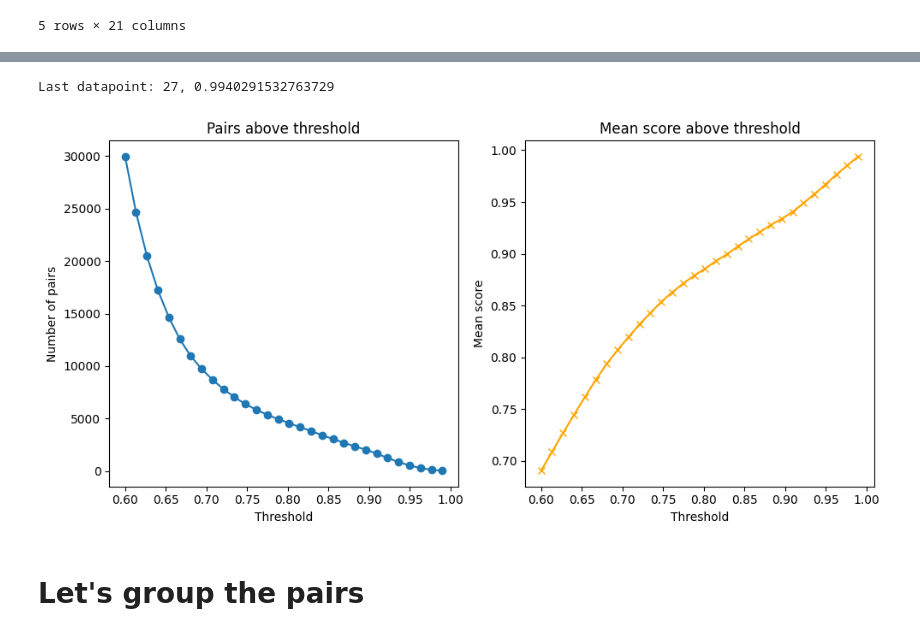
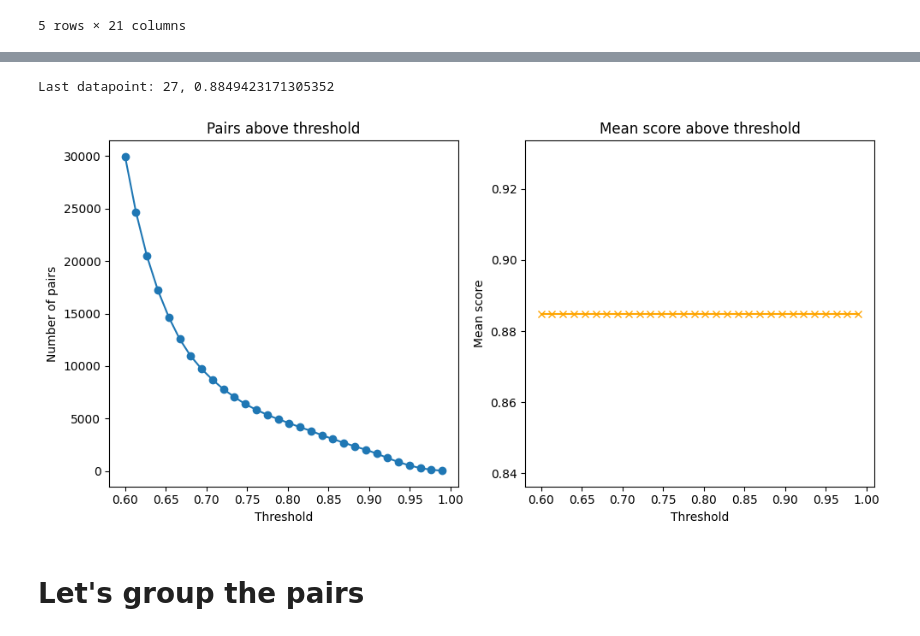
Before and after one commit to olliglorioso/vtt-innovation-duplication, a Jupyter notebook: main.ipynb, the cells around one changed output, grey strips where cells are left out. Cells and saved outputs as stored; diff of their text form; code cells hidden in the pictures.

Commit message:
Functionalize the similarity pair calculations

```diff
--- a/main.ipynb
+++ b/main.ipynb
@@ -125,37 +108,42 @@ elem : COMP442
 # %%
 thresholds = np.linspace(0.6, 0.99, 30)
 pair_counts = []
 mean_scores = []
 
+result_df = result_df.drop_duplicates(subset=["source description"]).reset_index(drop=True)
+
+combined_embeddings = result_df["embedding"].tolist()
+combined_texts = result_df["text_to_compare"].tolist()
+
+start_time = time.time()
+embeddings_tensor = torch.stack([torch.tensor(e) for e in combined_embeddings])
+
 for threshold in thresholds:
     mask = sim_scores > threshold
-    i_indices = triu_indices[0][mask].tolist()
-    j_indices = triu_indices[1][mask].tolist()
-    scores = sim_scores[mask].tolist()
-    similar_pairs = [(i, j, score) for i, j, score in zip(i_indices, j_indices, scores)]
+    similar_pairs = calculate_similar_pairs(embeddings_tensor, threshold=threshold)
     pair_counts.append(len(similar_pairs))
     mean_scores.append(np.mean(scores) if scores else 0)
 
 print(f"Last datapoint: {pair_counts[-1]}, {mean_scores[-1]}")
 
 plt.figure(figsize=(10, 5))
 plt.subplot(1, 2, 1)
 plt.plot(thresholds, pair_counts, marker='o')
 plt.xlabel('Threshold')
 plt.ylabel('Number of pairs')
 plt.title('Pairs above threshold')
 
 plt.subplot(1, 2, 2)
 plt.plot(thresholds, mean_scores, marker='x', color='orange')
 plt.xlabel('Threshold')
 plt.ylabel('Mean score')
 plt.title('Mean score above threshold')
 
 plt.tight_layout()
 plt.show()
 # %% [output]
-Last datapoint: 27, 0.9940291532763729
+Last datapoint: 27, 0.8849423171305352
-[figure, old version]
+[figure, new version]
 # %% [markdown]
 # Let's group the pairs
 # %%
```
Also changed, not shown: parts of 1 cell of this notebook.
